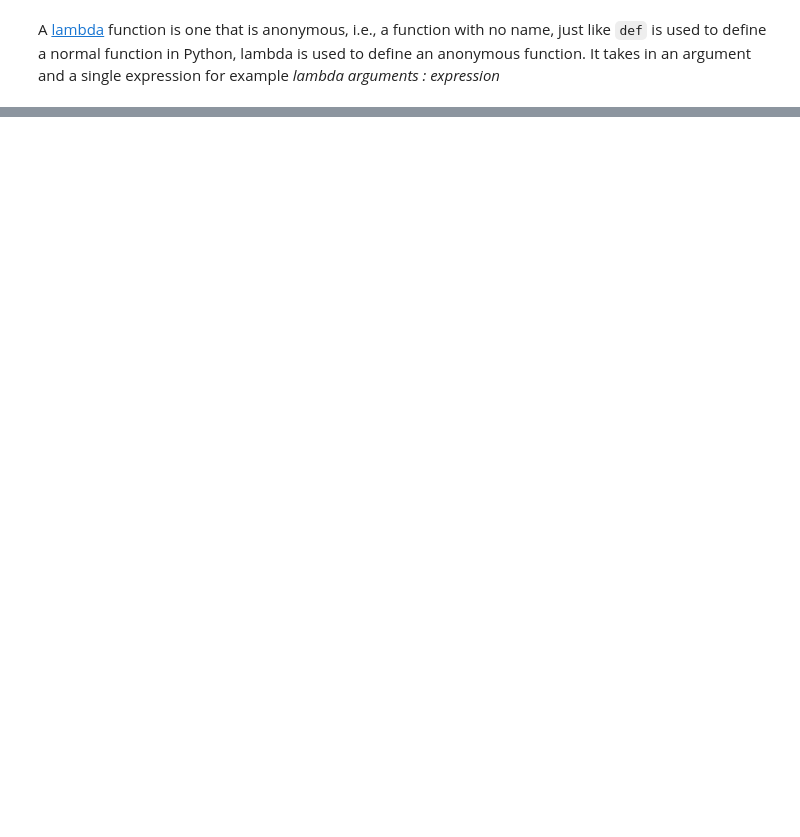
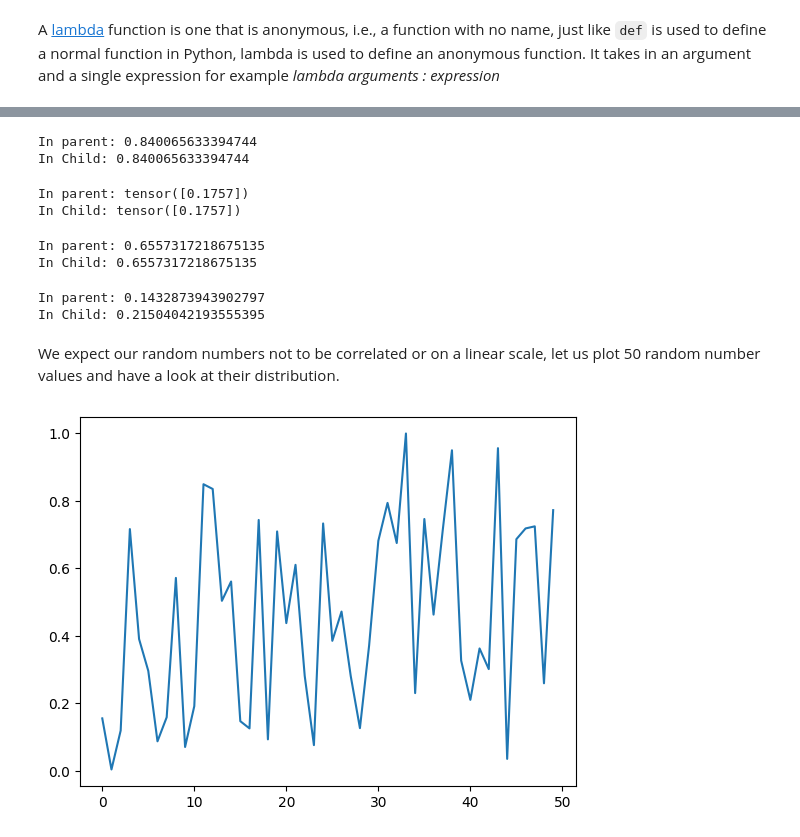
Before and after one commit to rubanzasilva/fastai_course_artifacts, a Jupyter notebook: mm-foundations.ipynb, the cells around one changed output, grey strips where cells are left out. Saved outputs shown, nothing was run; the diff lists cells and outputs as text; code cells hidden in the pictures; blank space fills up the shorter version.

```diff
--- a/mm-foundations.ipynb
+++ b/mm-foundations.ipynb
@@ -152,0 +530,8 @@ plt.imshow(plot_w_islice(img))
+# %%
+rnd_state = None
+def seed(a):
+    global rnd_state
+    a,x = divmod(a, 30268)
+    a,y = divmod(a, 30306)
+    a,z = divmod(a, 30322)
+    rnd_state = int(x)+1, int(y)+1, int(z)+1
@@ -152,0 +571,9 @@ plt.imshow(plot_w_islice(img))
+# %%
+def rand():
+    global rnd_state
+    x,y,z = rnd_state
+    x = (171*x) % 30269
+    y = (172*y) % 30307
+    z = (170*z) % 30323
+    rnd_state = x,y,z
+    return (x/30269 + y/30307 + z/30323)%1.0
@@ -152,0 +613,42 @@ plt.imshow(plot_w_islice(img))
+# %%
+if os.fork(): print(f'In parent: {rand()}')
+else:
+    print(f'In Child: {rand()}')
+    os._exit(os.EX_OK)
+# %% [output]
+In parent: 0.840065633394744
+In Child: 0.840065633394744
+# %%
+import torch
+if os.fork(): print(f'In parent: {torch.rand(1)}')
+else:
+    print(f'In Child: {torch.rand(1)}')
+    os._exit(os.EX_OK)
+# %% [output]
+In parent: tensor([0.1757])
+In Child: tensor([0.1757])
+# %%
+import numpy as np
+if os.fork(): print(f'In parent: {np.random.rand()}')
+else:
+    print(f'In Child: {np.random.rand()}')
+    os._exit(os.EX_OK)
+# %% [output]
+In parent: 0.6557317218675135
+In Child: 0.6557317218675135
+# %%
+if os.fork(): print(f'In parent: {random()}')
+else:
+    print(f'In Child: {random()}')
+    os._exit(os.EX_OK)
+
+# Python reinitializes the global random state in each fork
+# %% [output]
+In parent: 0.1432873943902797
+In Child: 0.21504042193555395
+# %% [markdown]
+We expect our random numbers not to be correlated or on a linear scale, let us plot 50 random number values and have a look at their distribution.
+# %%
+plt.plot([rand() for _ in range(50)]);
+# %% [output]
+[figure, added]
```
Also changed, not shown: parts of 91 cells of this notebook.
